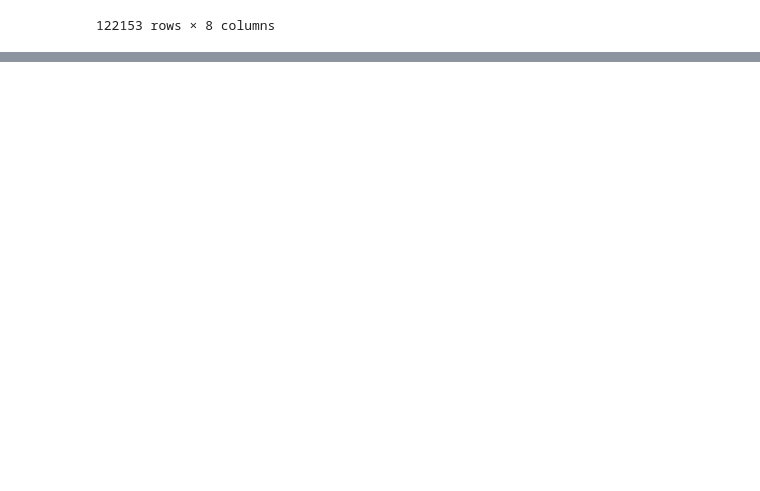
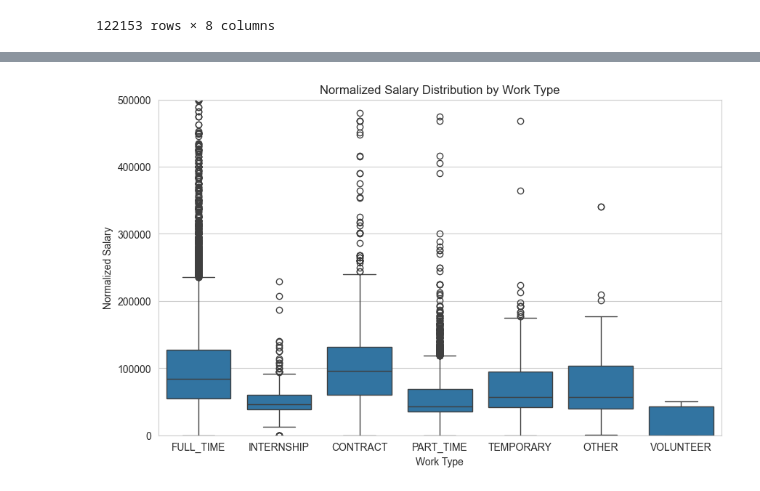
Before and after one commit to gabcal07/NLP_Linkedin_offers, a Jupyter notebook: models/src/regression/preprocess_useful_datasets.ipynb, the cells around one changed output, grey strips where cells are left out. Saved outputs shown, nothing was run; the diff lists cells and outputs as text; code cells hidden in the pictures; blank space fills up the shorter version.

```diff
--- a/models/src/regression/preprocess_useful_datasets.ipynb
+++ b/models/src/regression/preprocess_useful_datasets.ipynb
@@ -97,0 +172,12 @@ postings_df
+# %%
+#plot normalized salary in function of work type:
+plt.figure(figsize=(10, 6))
+sns.boxplot(data=normalized_salary_df_reg, x="work_type", y="normalized_salary")
+plt.title("Normalized Salary Distribution by Work Type")
+plt.xlabel("Work Type")
+plt.ylabel("Normalized Salary")
+
+plt.ylim(0, 500000)
+plt.show()
+# %% [output]
+[figure, added]
```
Also changed, not shown: parts of 59 cells of this notebook, 8 other files.
